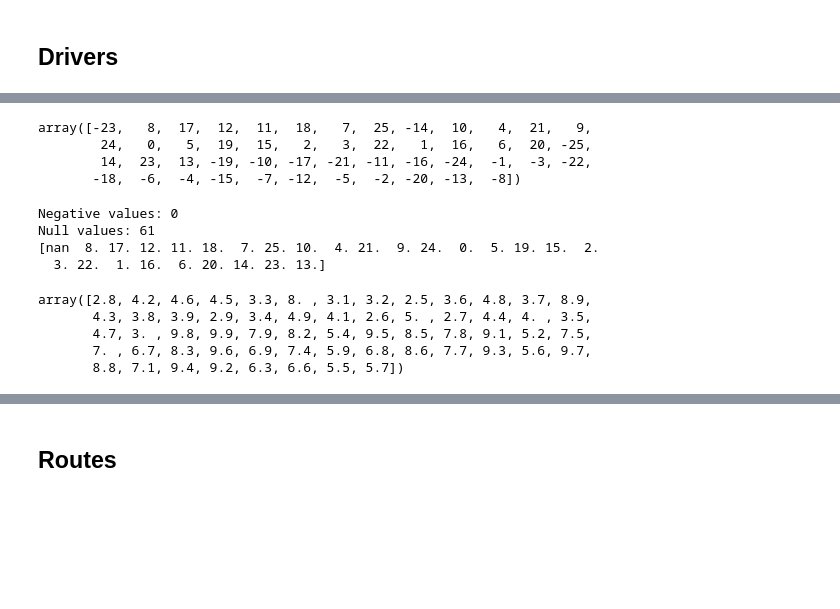
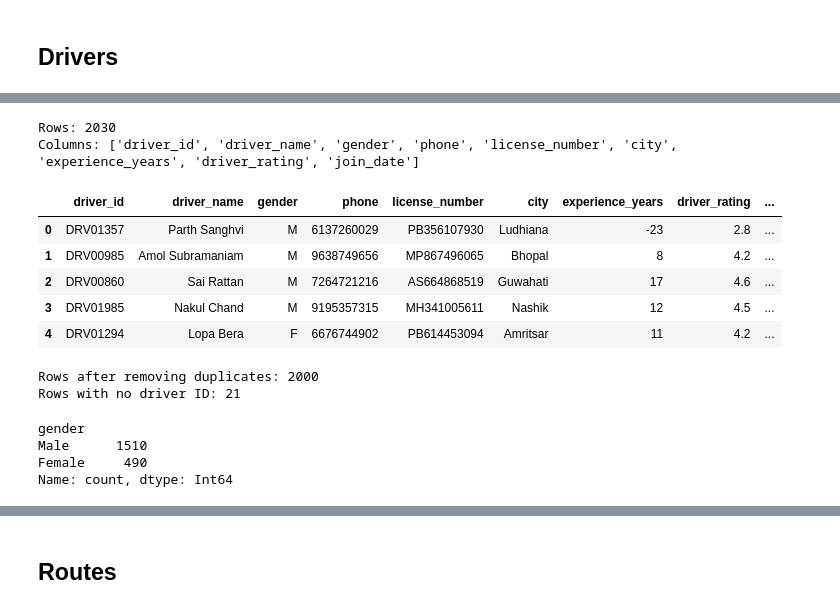
Before and after one commit to shabankhan2098/logistics-project, a Jupyter notebook: silver.ipynb, the cells around one changed output, grey strips where cells are left out. Saved outputs shown, nothing was run; the diff lists cells and outputs as text; code cells hidden in the pictures; blank space fills up the shorter version.

```diff
--- a/silver.ipynb
+++ b/silver.ipynb
@@ -765,7 +444,0 @@ Name: count, dtype: int64
-# %%
-df_drivers['experience_years'].unique()
-# %% [output]
-array([-23,   8,  17,  12,  11,  18,   7,  25, -14,  10,   4,  21,   9,
-        24,   0,   5,  19,  15,   2,   3,  22,   1,  16,   6,  20, -25,
-        14,  23,  13, -19, -10, -17, -21, -11, -16, -24,  -1,  -3, -22,
-       -18,  -6,  -4, -15,  -7, -12,  -5,  -2, -20, -13,  -8])
@@ -777,24 +444,0 @@ df_drivers.loc[
-# %%
-# Check remaining negative values
-print("Negative values:",
-      (df_drivers['experience_years'] < 0).sum())
-
-# Check null values
-print("Null values:",
-      df_drivers['experience_years'].isna().sum())
-
-# Check unique values
-print(df_drivers['experience_years'].unique())
-# %% [output]
-Negative values: 0
-Null values: 61
-[nan  8. 17. 12. 11. 18.  7. 25. 10.  4. 21.  9. 24.  0.  5. 19. 15.  2.
-  3. 22.  1. 16.  6. 20. 14. 23. 13.]
-# %%
-df_drivers['driver_rating'].unique()
-# %% [output]
-array([2.8, 4.2, 4.6, 4.5, 3.3, 8. , 3.1, 3.2, 2.5, 3.6, 4.8, 3.7, 8.9,
-       4.3, 3.8, 3.9, 2.9, 3.4, 4.9, 4.1, 2.6, 5. , 2.7, 4.4, 4. , 3.5,
-       4.7, 3. , 9.8, 9.9, 7.9, 8.2, 5.4, 9.5, 8.5, 7.8, 9.1, 5.2, 7.5,
-       7. , 6.7, 8.3, 9.6, 6.9, 7.4, 5.9, 6.8, 8.6, 7.7, 9.3, 5.6, 9.7,
-       8.8, 7.1, 9.4, 9.2, 6.3, 6.6, 5.5, 5.7])
@@ -806,0 +445,44 @@ df_drivers.loc[
+# %%
+df_drivers = get_bronze("drivers")
+
+print("Rows:", len(df_drivers))
+print("Columns:", list(df_drivers.columns))
+df_drivers.head()
+# %% [output]
+Rows: 2030
+Columns: ['driver_id', 'driver_name', 'gender', 'phone', 'license_number', 'city', 'experience_years', 'driver_rating', 'join_date']
+|  | driver_id | driver_name | gender | phone | license_number | city | experience_years | driver_rating | ... |
+| 0 | DRV01357 | Parth Sanghvi | M | 6137260029 | PB356107930 | Ludhiana | -23 | 2.8 | ... |
+| 1 | DRV00985 | Amol Subramaniam | M | 9638749656 | MP867496065 | Bhopal | 8 | 4.2 | ... |
+| 2 | DRV00860 | Sai Rattan | M | 7264721216 | AS664868519 | Guwahati | 17 | 4.6 | ... |
+| 3 | DRV01985 | Nakul Chand | M | 9195357315 | MH341005611 | Nashik | 12 | 4.5 | ... |
+| 4 | DRV01294 | Lopa Bera | F | 6676744902 | PB614453094 | Amritsar | 11 | 4.2 | ... |
+# %%
+# Driver IDs look like DRV01357.
+df_drivers["driver_id"] = clean_id(df_drivers["driver_id"], r"^DRV\d{5}$")
+df_drivers = remove_duplicates(df_drivers, "driver_id")
+
+print("Rows after removing duplicates:", len(df_drivers))
+print("Rows with no driver ID:", df_drivers["driver_id"].isna().sum())
+# %% [output]
+Rows after removing duplicates: 2000
+Rows with no driver ID: 21
+# %%
+gender = df_drivers["gender"].astype("string").str.strip().str.lower()
+gender = gender.replace({
+    "m": "Male",
+    "male": "Male",
+    "f": "Female",
+    "female": "Female",
+    "other": "Others",
+    "others": "Others",
+})
+gender.loc[~gender.isin(["Male", "Female", "Others"])] = pd.NA
+df_drivers["gender"] = gender
+
+print(df_drivers["gender"].value_counts(dropna=False))
+# %% [output]
+gender
+Male      1510
+Female     490
+Name: count, dtype: Int64
```
Also changed, not shown: parts of 221 cells of this notebook.
